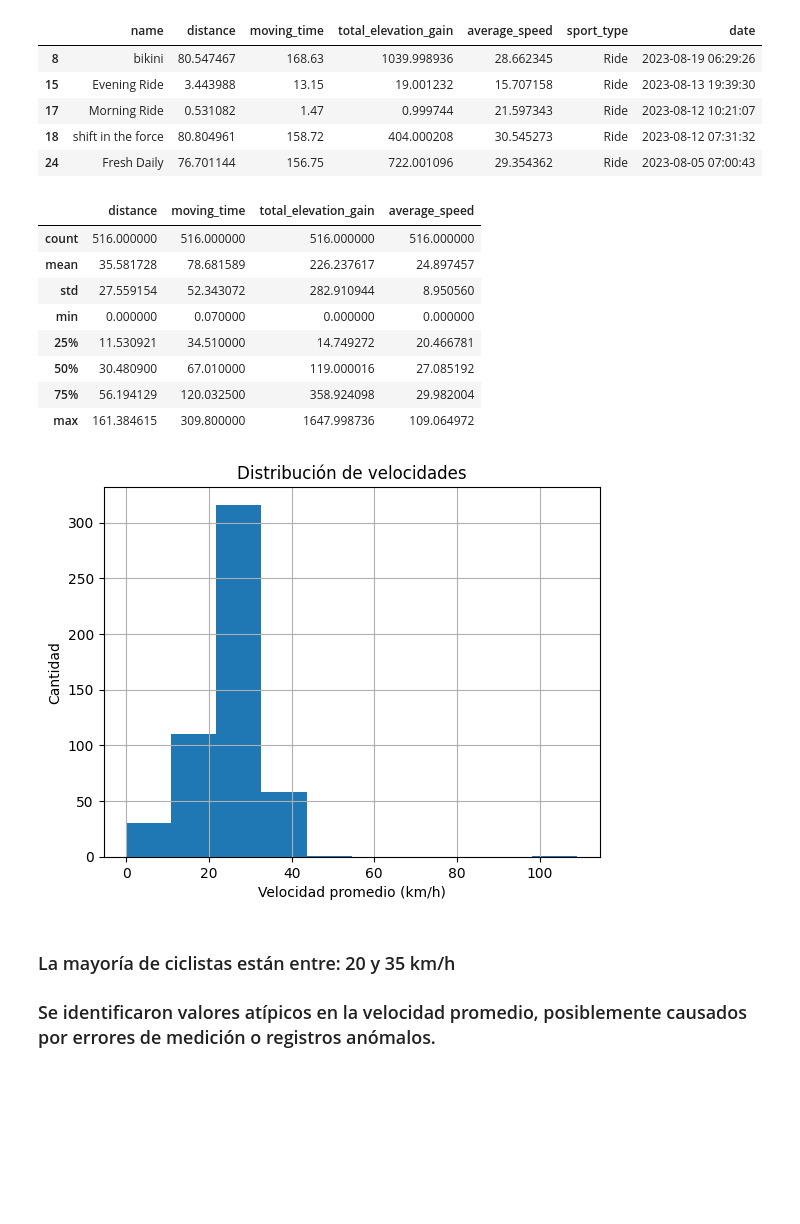
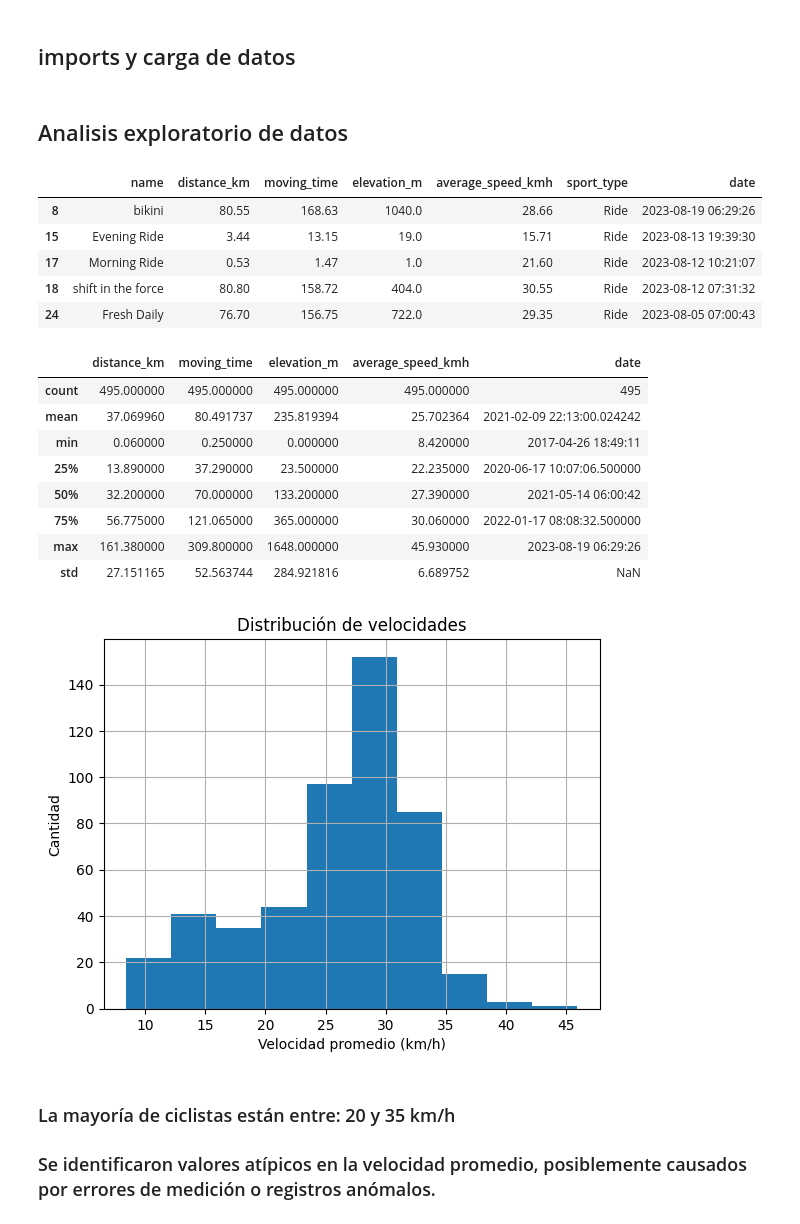
Before and after one commit to jdelacruz2004/cycling-route-recommender, a Jupyter notebook: analysis.ipynb, the cells around one changed output. Cells and saved outputs as stored; diff of their text form; code cells hidden in the pictures; blank space fills up the shorter version.

```diff
--- a/analysis.ipynb
+++ b/analysis.ipynb
@@ -1,9 +1,13 @@
+# %% [markdown]
+## imports y carga de datos
 # %%
 import pandas as pd
 import numpy as np
 import matplotlib.pyplot as plt
 
 df = pd.read_csv('dataset/strava_data.csv')
+# %% [markdown]
+## Analisis exploratorio de datos
 # %%
 # Filtramos por el tipo de deporte que queremos, ride = ciclismo
 df = df[df['sport_type'] == 'Ride']
@@ -26,6 +30,9 @@ df.isnull().sum()
 df.duplicated().sum()
 df = df.drop_duplicates()
 
+df = df[df["average_speed"] > 5]   # elimina registros casi estáticos
+df = df[df["average_speed"] < 60]  # elimina velocidades imposibles
+
 # Convertimos las unidades de medida
 # millas -> km
 df["distance"] = df["distance"] * 1.60934
@@ -36,35 +43,49 @@ df["average_speed"] = df["average_speed"] * 1.60934
 # pies -> metros
 df["total_elevation_gain"] = df["total_elevation_gain"] * 0.3048
 
+# convertir date de string a tipo fecha
+df["date"] = pd.to_datetime(df["date"])
+
+# Renombrar columnas
+df = df.rename(columns={
+    "distance": "distance_km",
+    "average_speed": "average_speed_kmh",
+    "total_elevation_gain": "elevation_m"
+})
+
+df["distance_km"] = df["distance_km"].round(2)
+df["average_speed_kmh"] = df["average_speed_kmh"].round(2)
+df["elevation_m"] = df["elevation_m"].round(2)
+
 df.head()
 # %% [output]
-|  | name | distance | moving_time | total_elevation_gain | average_speed | sport_type | date |
-| 8 | bikini | 80.547467 | 168.63 | 1039.998936 | 28.662345 | Ride | 2023-08-19 06:29:26 |
-| 15 | Evening Ride | 3.443988 | 13.15 | 19.001232 | 15.707158 | Ride | 2023-08-13 19:39:30 |
-| 17 | Morning Ride | 0.531082 | 1.47 | 0.999744 | 21.597343 | Ride | 2023-08-12 10:21:07 |
-| 18 | shift in the force | 80.804961 | 158.72 | 404.000208 | 30.545273 | Ride | 2023-08-12 07:31:32 |
-| 24 | Fresh Daily | 76.701144 | 156.75 | 722.001096 | 29.354362 | Ride | 2023-08-05 07:00:43 |
+|  | name | distance_km | moving_time | elevation_m | average_speed_kmh | sport_type | date |
+| 8 | bikini | 80.55 | 168.63 | 1040.0 | 28.66 | Ride | 2023-08-19 06:29:26 |
+| 15 | Evening Ride | 3.44 | 13.15 | 19.0 | 15.71 | Ride | 2023-08-13 19:39:30 |
+| 17 | Morning Ride | 0.53 | 1.47 | 1.0 | 21.60 | Ride | 2023-08-12 10:21:07 |
+| 18 | shift in the force | 80.80 | 158.72 | 404.0 | 30.55 | Ride | 2023-08-12 07:31:32 |
+| 24 | Fresh Daily | 76.70 | 156.75 | 722.0 | 29.35 | Ride | 2023-08-05 07:00:43 |
 # %%
 df.describe()
 # %% [output]
-|  | distance | moving_time | total_elevation_gain | average_speed |
-| count | 516.000000 | 516.000000 | 516.000000 | 516.000000 |
-| mean | 35.581728 | 78.681589 | 226.237617 | 24.897457 |
-| std | 27.559154 | 52.343072 | 282.910944 | 8.950560 |
-| min | 0.000000 | 0.070000 | 0.000000 | 0.000000 |
-| 25% | 11.530921 | 34.510000 | 14.749272 | 20.466781 |
-| 50% | 30.480900 | 67.010000 | 119.000016 | 27.085192 |
-| 75% | 56.194129 | 120.032500 | 358.924098 | 29.982004 |
-| max | 161.384615 | 309.800000 | 1647.998736 | 109.064972 |
+|  | distance_km | moving_time | elevation_m | average_speed_kmh | date |
+| count | 495.000000 | 495.000000 | 495.000000 | 495.000000 | 495 |
+| mean | 37.069960 | 80.491737 | 235.819394 | 25.702364 | 2021-02-09 22:13:00.024242 |
+| min | 0.060000 | 0.250000 | 0.000000 | 8.420000 | 2017-04-26 18:49:11 |
+| 25% | 13.890000 | 37.290000 | 23.500000 | 22.235000 | 2020-06-17 10:07:06.500000 |
+| 50% | 32.200000 | 70.000000 | 133.200000 | 27.390000 | 2021-05-14 06:00:42 |
+| 75% | 56.775000 | 121.065000 | 365.000000 | 30.060000 | 2022-01-17 08:08:32.500000 |
+| max | 161.380000 | 309.800000 | 1648.000000 | 45.930000 | 2023-08-19 06:29:26 |
+| std | 27.151165 | 52.563744 | 284.921816 | 6.689752 | NaN |
 # %%
-df["average_speed"].hist()
+df["average_speed_kmh"].hist()
 
 plt.xlabel("Velocidad promedio (km/h)")
 plt.ylabel("Cantidad")
 plt.title("Distribución de velocidades")
 plt.show()
 # %% [output]
-[figure, old version]
+[figure, new version]
 # %% [markdown]
 ### La mayoría de ciclistas están entre: 20 y 35 km/h
 
```
Also changed, not shown: parts of 17 cells of this notebook, 1 other file.
